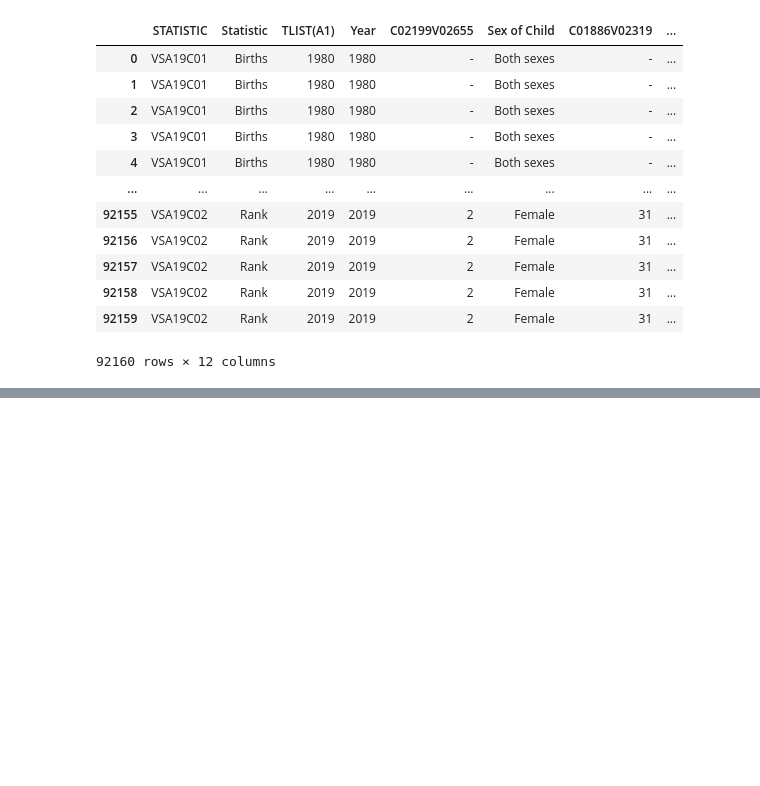
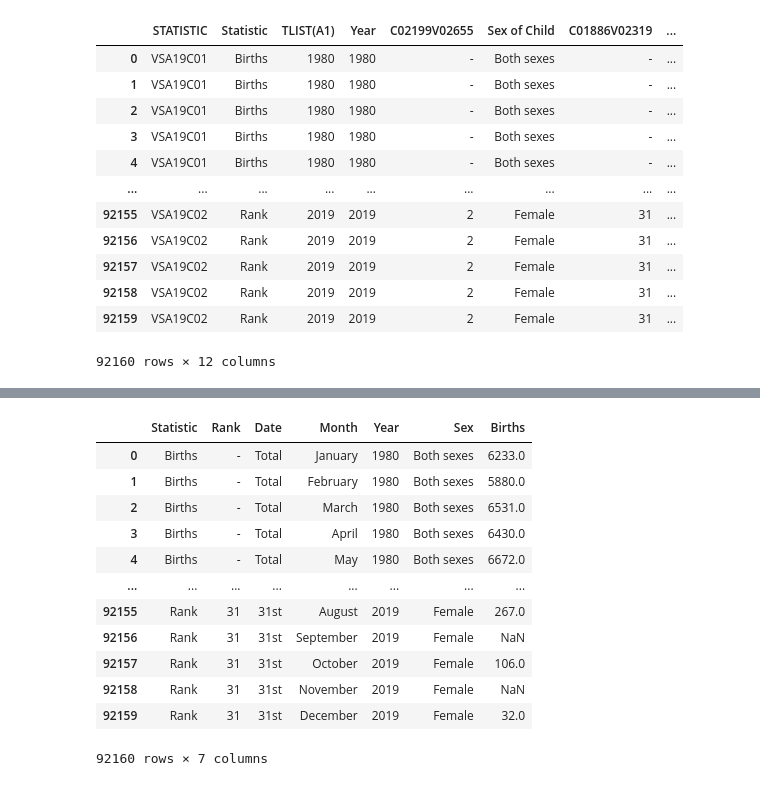
Before and after one commit to VCurry20/PDARandomData, a Jupyter notebook: Data Analysis Project.ipynb, the cells around one changed output, grey strips where cells are left out. Saved outputs shown, nothing was run; the diff lists cells and outputs as text; code cells hidden in the pictures; blank space fills up the shorter version.

```diff
--- a/Data Analysis Project.ipynb
+++ b/Data Analysis Project.ipynb
@@ -421,0 +530,18 @@ df
+# %%
+births
+
+#[4]
+# %% [output]
+|  | Statistic | Rank | Date | Month | Year | Sex | Births |
+| 0 | Births | - | Total | January | 1980 | Both sexes | 6233.0 |
+| 1 | Births | - | Total | February | 1980 | Both sexes | 5880.0 |
+| 2 | Births | - | Total | March | 1980 | Both sexes | 6531.0 |
+| 3 | Births | - | Total | April | 1980 | Both sexes | 6430.0 |
+| 4 | Births | - | Total | May | 1980 | Both sexes | 6672.0 |
+| ... | ... | ... | ... | ... | ... | ... | ... |
+| 92155 | Rank | 31 | 31st | August | 2019 | Female | 267.0 |
+| 92156 | Rank | 31 | 31st | September | 2019 | Female | NaN |
+| 92157 | Rank | 31 | 31st | October | 2019 | Female | 106.0 |
+| 92158 | Rank | 31 | 31st | November | 2019 | Female | NaN |
+| 92159 | Rank | 31 | 31st | December | 2019 | Female | 32.0 |
+92160 rows × 7 columns
```
Also changed, not shown: parts of 16 cells of this notebook, 3 other files.
